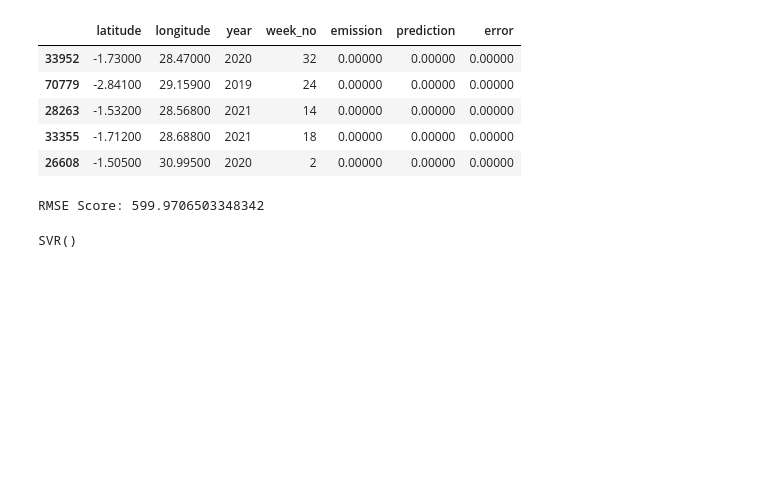
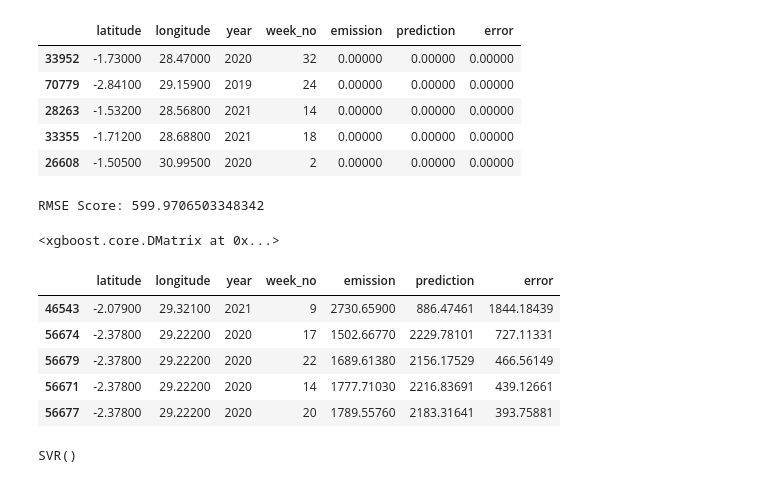
Before and after one commit to candybains/Candy, a Jupyter notebook: Carbon_Emission.ipynb, the cells around one changed output. Drawn from its saved outputs; the diff is of its cells as text; code cells hidden in the pictures; blank space fills up the shorter version.

```diff
--- a/Carbon_Emission.ipynb
+++ b/Carbon_Emission.ipynb
@@ -188,6 +188,25 @@ y_xgb_pred = model.predict(D_test)
 print(f'RMSE Score: {mean_squared_error(y_test, y_xgb_pred)}')
 # %% [output]
 RMSE Score: 599.9706503348342
+# %%
+D_test
+# %% [output]
+<xgboost.core.DMatrix at 0x...>
+# %%
+pred_errors = X_test.copy()
+pred_errors['emission'] = y_test
+pred_errors['prediction'] = y_xgb_pred
+pred_errors['error'] = abs(pred_errors.prediction - pred_errors.emission)
+pred_errors = pred_errors[['latitude',	'longitude',	'year',	'week_no', 'emission', 'prediction', 'error']]
+pred_errors.sort_values(by = 'error', ascending = False, inplace = True)
+pred_errors.head()
+# %% [output]
+|  | latitude | longitude | year | week_no | emission | prediction | error |
+| 46543 | -2.07900 | 29.32100 | 2021 | 9 | 2730.65900 | 886.47461 | 1844.18439 |
+| 56674 | -2.37800 | 29.22200 | 2020 | 17 | 1502.66770 | 2229.78101 | 727.11331 |
+| 56679 | -2.37800 | 29.22200 | 2020 | 22 | 1689.61380 | 2156.17529 | 466.56149 |
+| 56671 | -2.37800 | 29.22200 | 2020 | 14 | 1777.71030 | 2216.83691 | 439.12661 |
+| 56677 | -2.37800 | 29.22200 | 2020 | 20 | 1789.55760 | 2183.31641 | 393.75881 |
 # %%
 X_train, X_test, y_train, y_test = train_test_split(X, y, test_size = 0.3, random_state = SEED)
 regressor = SVR(kernel = 'rbf')
```
